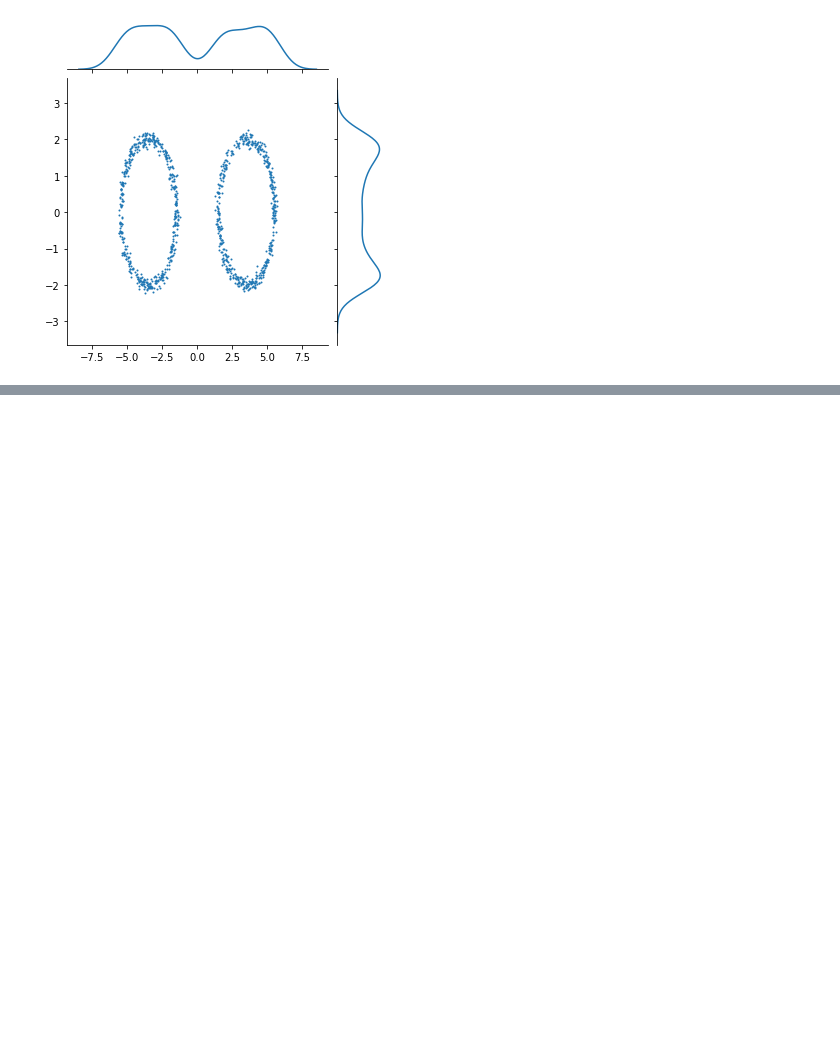
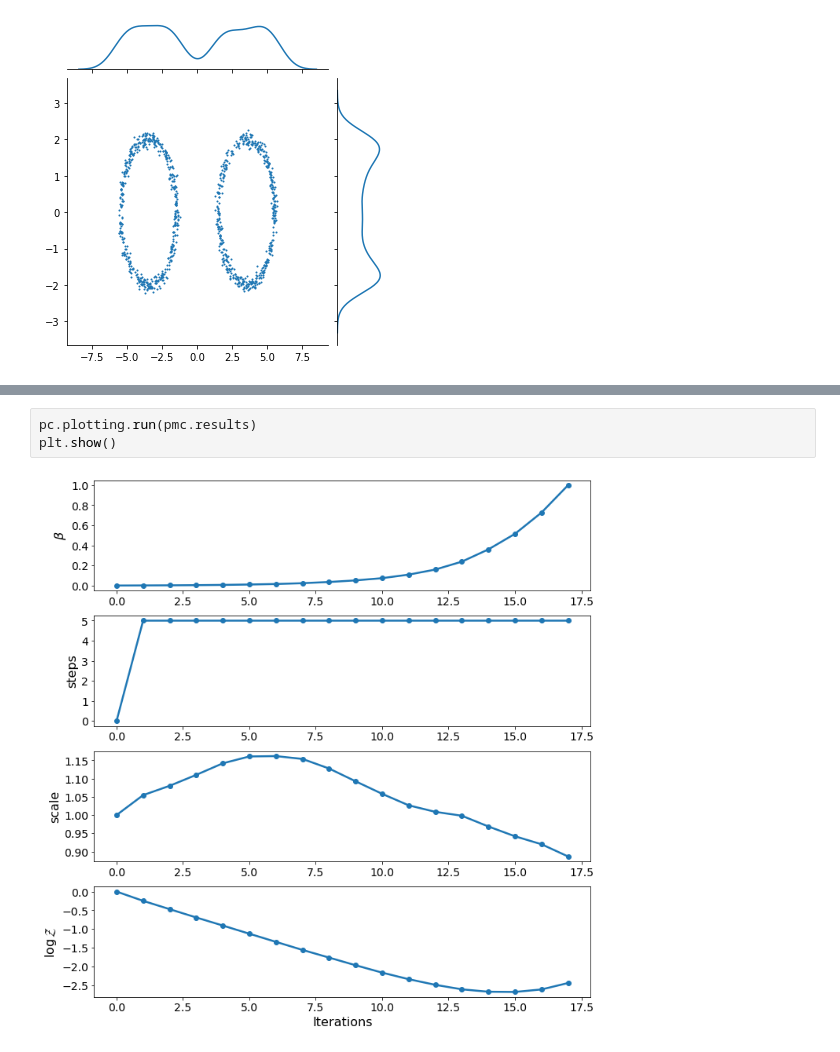
Before and after one commit to minaskar/pocomc, a Jupyter notebook: examples/Gaussian Shells.ipynb, the cells around one changed output, grey strips where cells are left out. Saved outputs shown, nothing was run; the diff lists cells and outputs as text; blank space fills up the shorter version.

```diff
--- a/examples/Gaussian Shells.ipynb
+++ b/examples/Gaussian Shells.ipynb
@@ -90,0 +96,5 @@ plt.show()
+# %%
+pc.plotting.run(pmc.results)
+plt.show()
+# %% [output]
+[figure, added]
```
Also changed, not shown: parts of 3 cells of this notebook, 3 other files.
